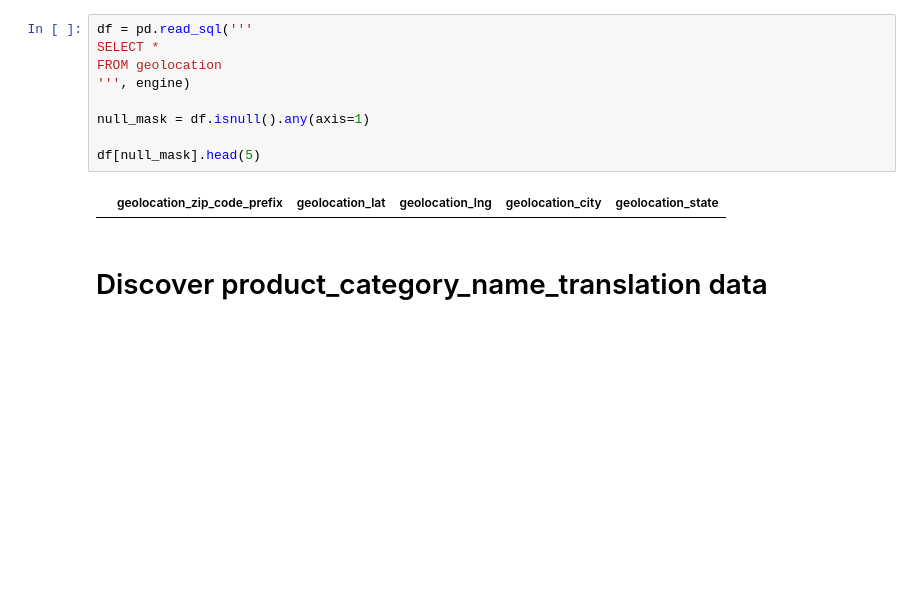
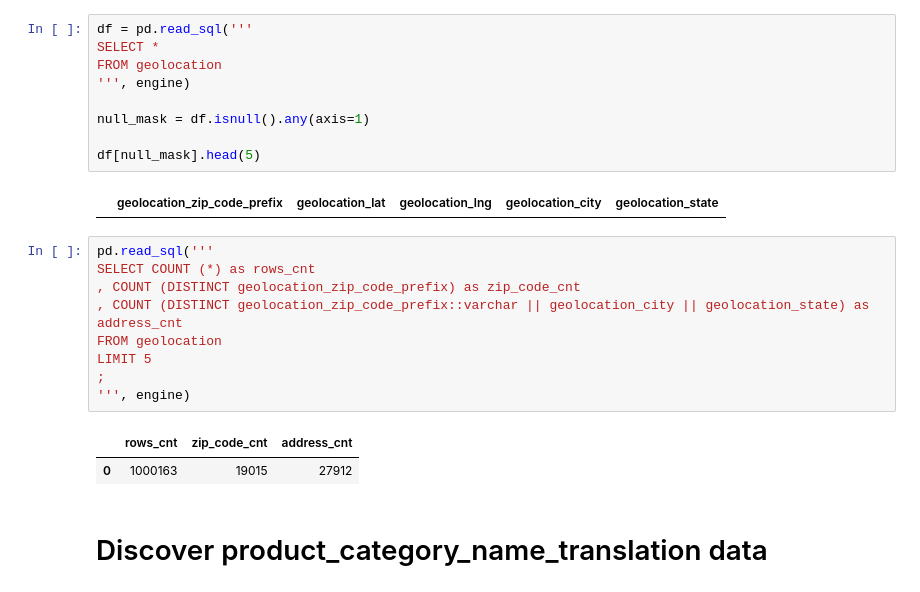
Before and after one commit to petrf99/data_analysis_portfolio, a Jupyter notebook: notebooks/Data analysis.ipynb, the cells around one changed output. Drawn from its saved outputs; the diff is of its cells as text; blank space fills up the shorter version.

```diff
--- a/notebooks/Data analysis.ipynb
+++ b/notebooks/Data analysis.ipynb
@@ -784,6 +784,18 @@ null_mask = df.isnull().any(axis=1)
 df[null_mask].head(5)
 # %% [output]
 |  | geolocation_zip_code_prefix | geolocation_lat | geolocation_lng | geolocation_city | geolocation_state |
+# %%
+pd.read_sql('''
+SELECT COUNT (*) as rows_cnt
+, COUNT (DISTINCT geolocation_zip_code_prefix) as zip_code_cnt
+, COUNT (DISTINCT geolocation_zip_code_prefix::varchar || geolocation_city || geolocation_state) as address_cnt
+FROM geolocation
+LIMIT 5
+;
+''', engine)
+# %% [output]
+|  | rows_cnt | zip_code_cnt | address_cnt |
+| 0 | 1000163 | 19015 | 27912 |
 # %% [markdown]
 # Discover product_category_name_translation data
 # %%
```
Also changed, not shown: 1 other file.
